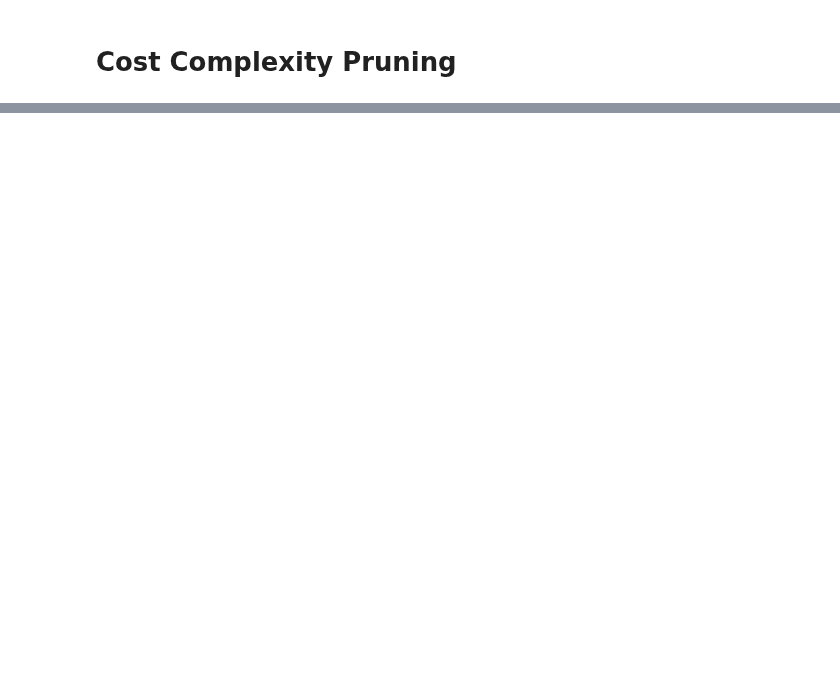
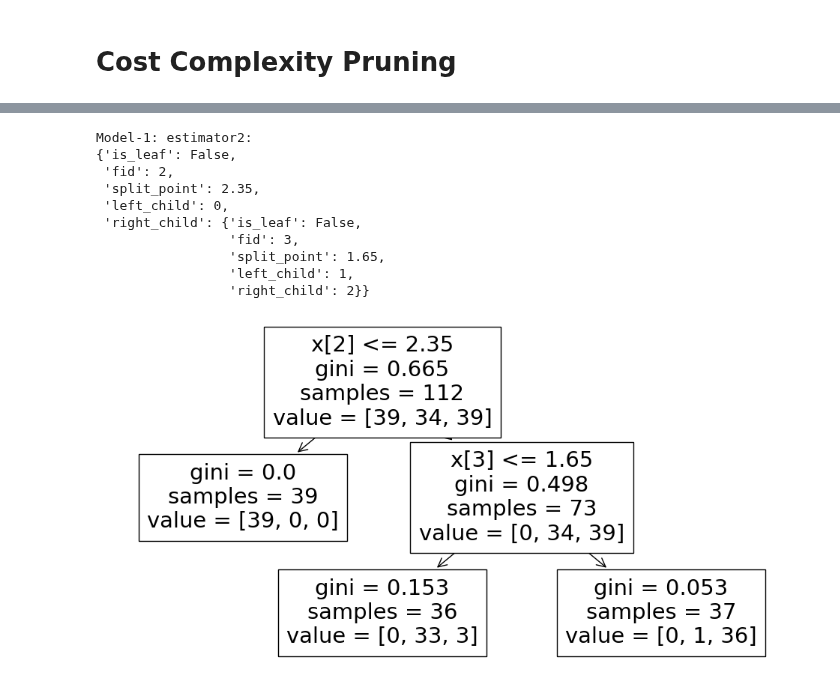
Before and after one commit to A-C-Sai/working-with-data, a Jupyter notebook: basic-models/DecisionTree/DecisionTree.ipynb, the cells around one changed output, grey strips where cells are left out. Drawn from its saved outputs; the diff is of its cells as text; code cells hidden in the pictures; blank space fills up the shorter version.

```diff
--- a/basic-models/DecisionTree/DecisionTree.ipynb
+++ b/basic-models/DecisionTree/DecisionTree.ipynb
@@ -63,6 +64,11 @@ df
 y = np.array(df['Survived'])
 x = np.array(df.drop('Survived', axis=1))
 x_train, x_test, y_train, y_test = train_test_split(x, y)
+# %%
+# Load iris dataset
+iris_x, iris_y = load_iris(return_X_y=True)
+# Generate training and test data
+iris_x_train, iris_x_test, iris_y_train, iris_y_test = train_test_split(iris_x, iris_y)
 # %% [markdown]
 # Binary Classification Testing (DTreeClassifier vs sklearn)
 # %%
@@ -179,0 +188,26 @@ fig.tight_layout()
+# %%
+model1 = DTreeClassifier(max_depth=2)
+model1.fit(iris_x_train, iris_y_train)
+
+# Estimate the class of test data.
+y_pred1 = model1.predict(iris_x_test)
+
+# Measure the accuracy for test data
+accuracy1 = (iris_y_test == y_pred1).mean()
+print('\nAccuracy of Model-1 = {:.3f}'.format(accuracy1))
+
+
+model2 = DecisionTreeClassifier(max_depth=2)
+model2.fit(iris_x_train, iris_y_train)
+
+# Estimate the class of validation date.
+y_pred2 = model2.predict(iris_x_test)
+
+# Measure the accuracy for validation data
+accuracy2 = (iris_y_test == y_pred2).mean()
+print('Accuracy of Model-2 = {:.3f}'.format(accuracy2))
+
+print("\nModel-1: y_pred1")
+print(y_pred1)
+print("\nModel-2: y_pred2")
+print(y_pred2)
@@ -179,0 +225,19 @@ fig.tight_layout()
+# %%
+print('\nModel-1: estimator2:')
+pprint.pprint(model1.estimator2, sort_dicts=False)
+
+plt.figure(figsize=(12, 6))
+tree.plot_tree(model2)
+plt.show()
+# %% [output]
+Model-1: estimator2:
+{'is_leaf': False,
+ 'fid': 2,
+ 'split_point': 2.35,
+ 'left_child': 0,
+ 'right_child': {'is_leaf': False,
+                 'fid': 3,
+                 'split_point': 1.65,
+                 'left_child': 1,
+                 'right_child': 2}}
+[figure, added]
```
Also changed, not shown: parts of 11 cells of this notebook.
